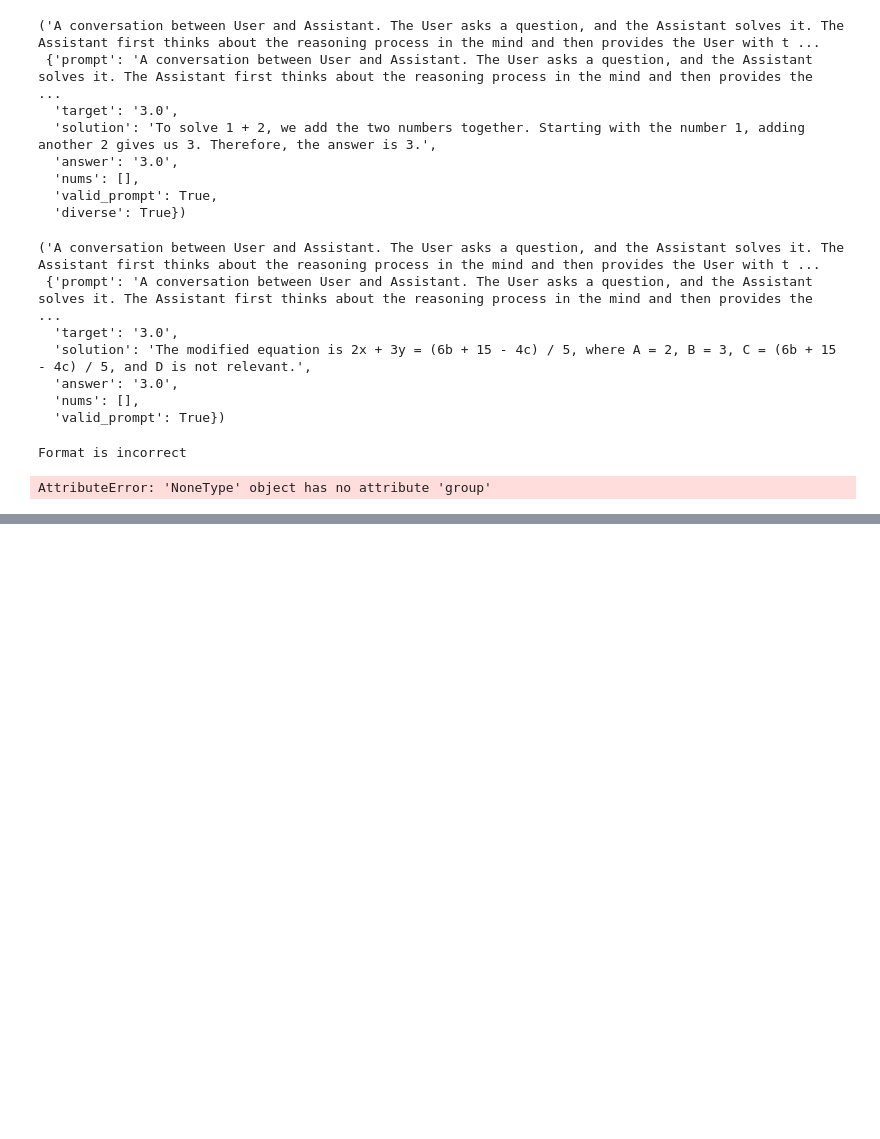
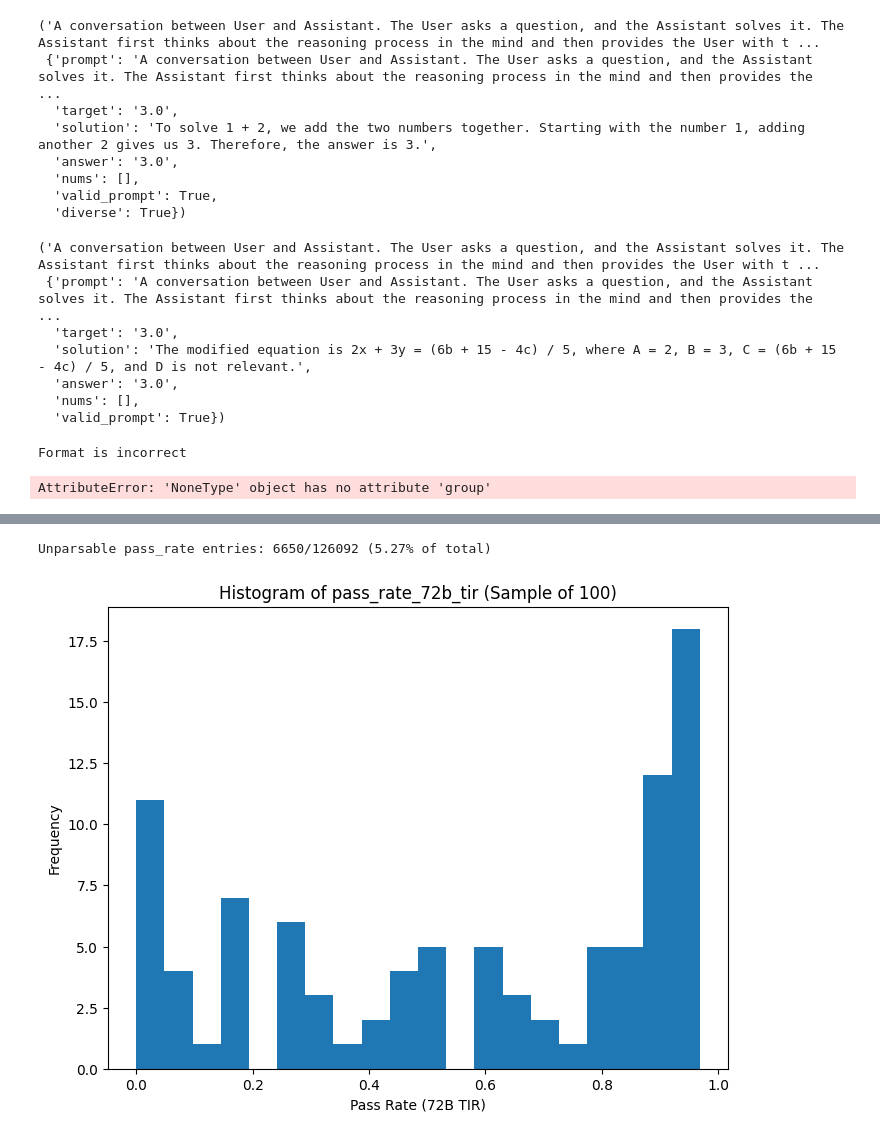
Before and after one commit to KevinH48264/Open-Reasoner-Zero, a Jupyter notebook: experimental/data/inspect.ipynb, the cells around one changed output, grey strips where cells are left out. Cells and saved outputs as stored; diff of their text form; code cells hidden in the pictures; blank space fills up the shorter version.

```diff
--- a/experimental/data/inspect.ipynb
+++ b/experimental/data/inspect.ipynb
@@ -562,0 +879,13 @@ AttributeError: 'NoneType' object has no attribute 'group'
+# %%
+out_path = "/vc_data_blob/users/kevihuang/data/orz/openmathreasoning_random_100__cot__has_answer_extracted_only.json"
+os.makedirs(os.path.dirname(out_path), exist_ok=True)
+
+import random
+random.seed(42)  # for reproducibility
+
+conversations_100 = random.sample(conversations, 100)  # sample 100 unique records
+
+with open(out_path, "w", encoding="utf-8") as f:
+    json.dump(conversations_100, f, ensure_ascii=False, indent=2)
+
+print(f"✅ Saved {len(conversations_100)} unique records to {out_path}")
@@ -562,0 +894,8 @@ AttributeError: 'NoneType' object has no attribute 'group'
+# %%
+conversations_path = "/vc_data_blob/users/kevihuang/data/orz/openmathreasoning__cot__has_answer_extracted_only.json"
+
+import json
+
+with open(conversations_path, "r", encoding="utf-8") as f:
+    conversations = json.load(f)
+len(conversations), conversations[0]
@@ -562,0 +1032,42 @@ AttributeError: 'NoneType' object has no attribute 'group'
+# %%
+# Jupyter cell to compute the % of dialogues with non‐numeric ("n/a", etc.) pass rates
+
+def is_number(s):
+    try:
+        float(s)
+        return True
+    except ValueError:
+        return False
+
+total = len(conversations)
+unparsable_count = sum(
+    1 for dialogue in conversations
+    if not is_number(dialogue[2].get("pass_rate_72b_tir", ""))
+)
+unparsable_pct = unparsable_count / total * 100
+
+print(f"Unparsable pass_rate entries: {unparsable_count}/{total} ({unparsable_pct:.2f}% of total)")
+# %% [output]
+Unparsable pass_rate entries: 6650/126092 (5.27% of total)
+# %%
+import pandas as pd
+import matplotlib.pyplot as plt
+
+# Extract pass_rate_72b_tir from each record in conversations
+rates = [entry[2]["pass_rate_72b_tir"] for entry in conversations]
+
+# Wrap in a Series so dropna works
+rates_series = pd.Series(rates)
+
+# Coerce to numeric and drop non-numeric entries
+rates_numeric = pd.to_numeric(rates_series, errors="coerce").dropna()
+
+# Plot histogram
+plt.figure(figsize=(8, 6))
+plt.hist(rates_numeric, bins=20)
+plt.title("Histogram of pass_rate_72b_tir (Sample of 100)")
+plt.xlabel("Pass Rate (72B TIR)")
+plt.ylabel("Frequency")
+plt.show()
+# %% [output]
+[figure, added]
```
Also changed, not shown: parts of 43 cells of this notebook, 12 other files.
